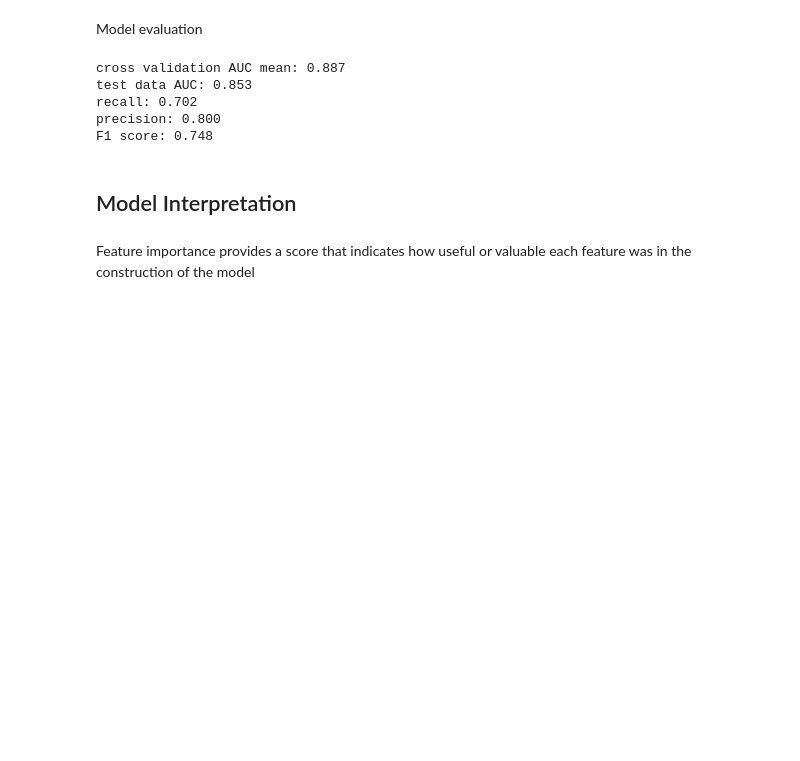
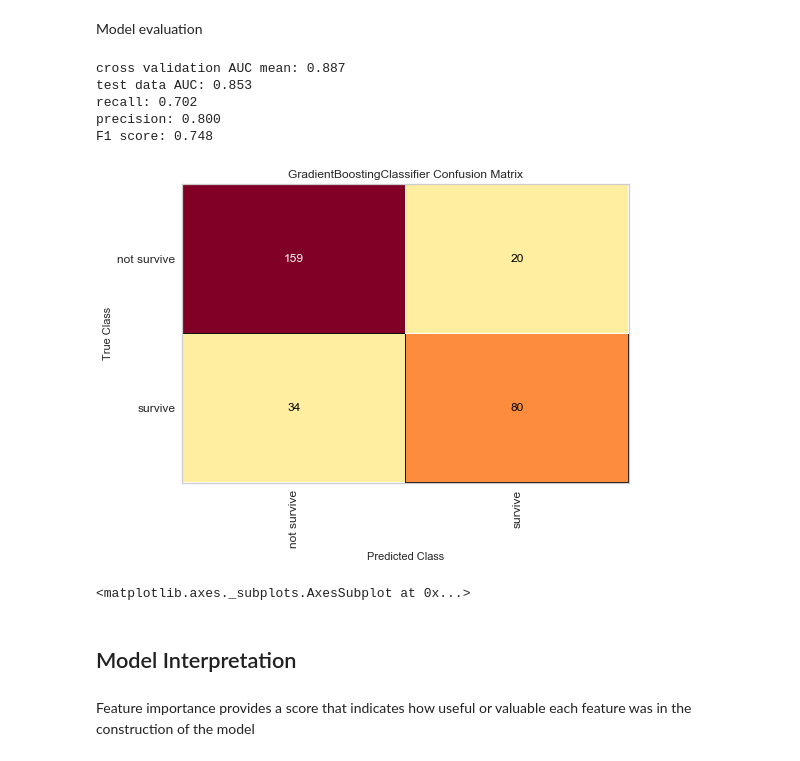
Before and after one commit to gavinzhu1127/Data-Science-using-Python, a Jupyter notebook: Data-Science-using-Python.ipynb, the cells around one changed output. Saved outputs shown, nothing was run; the diff lists cells and outputs as text; code cells hidden in the pictures; blank space fills up the shorter version.

```diff
--- a/Data-Science-using-Python.ipynb
+++ b/Data-Science-using-Python.ipynb
@@ -980,6 +1013,17 @@ test data AUC: 0.853
 recall: 0.702
 precision: 0.800
 F1 score: 0.748
+# %%
+from yellowbrick.classifier import ConfusionMatrix
+
+cm = ConfusionMatrix(gbm_best, classes=["not survive", "survive"])
+
+cm.fit(X_train_selected, y_train)
+cm.score(X_test_selected, y_test)
+cm.show()
+# %% [output]
+[figure, added]
+<matplotlib.axes._subplots.AxesSubplot at 0x...>
 # %% [markdown]
 ## Model Interpretation
 # %% [markdown]
```
Also changed, not shown: parts of 39 cells of this notebook, 2 other files.
